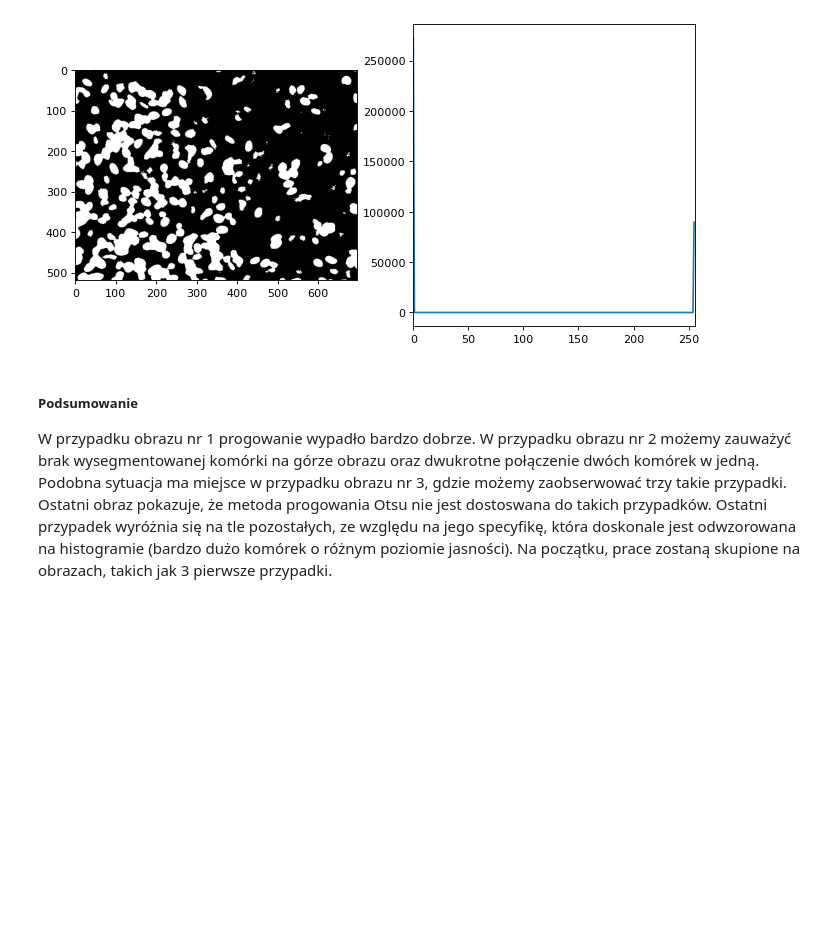
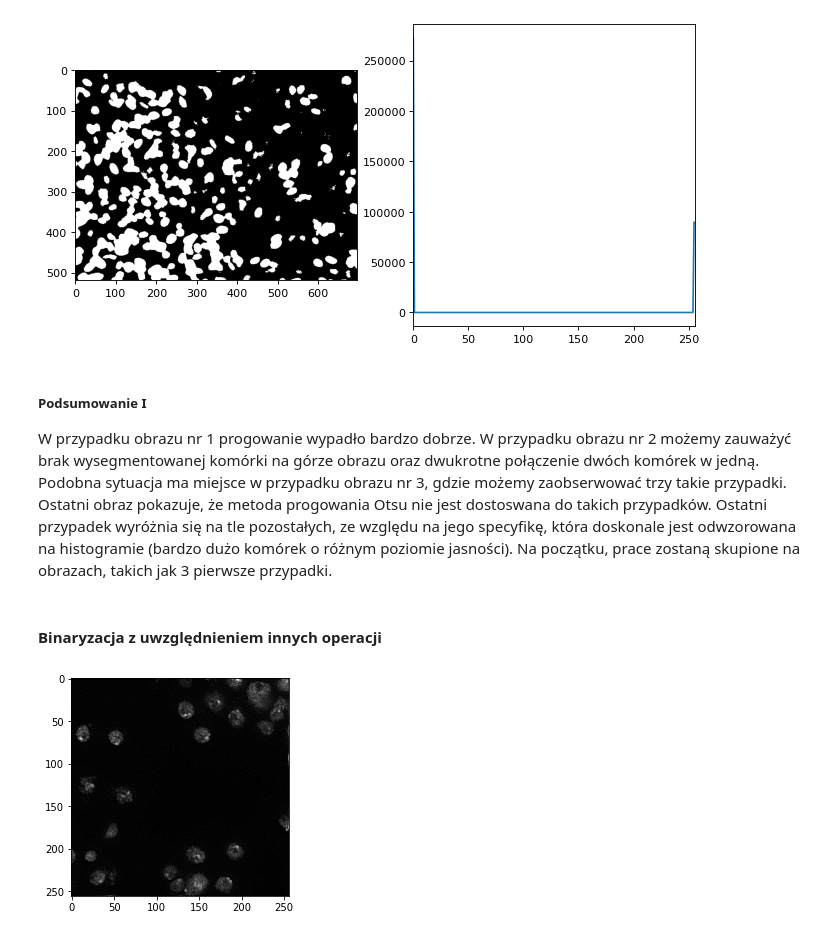
Before and after one commit to profjefer/biological-cells-counter, a Jupyter notebook: jupyter-notebooks/threshold.ipynb, the cells around one changed output. Cells and saved outputs as stored; diff of their text form; code cells hidden in the pictures; blank space fills up the shorter version.

Commit message:
Added new approach to images thresholding

```diff
--- a/jupyter-notebooks/threshold.ipynb
+++ b/jupyter-notebooks/threshold.ipynb
@@ -76,5 +77,14 @@ show_histogram(otsu_4)
 Threshold =  73.0
 [figure]
 # %% [markdown]
-##### Podsumowanie
+##### Podsumowanie I
 W przypadku obrazu nr 1 progowanie wypadło bardzo dobrze. W przypadku obrazu nr 2 możemy zauważyć brak wysegmentowanej komórki na górze obrazu oraz dwukrotne połączenie dwóch komórek w jedną. Podobna sytuacja ma miejsce w przypadku obrazu nr 3, gdzie możemy zaobserwować trzy takie przypadki. Ostatni obraz pokazuje, że metoda progowania Otsu nie jest dostoswana do takich przypadków. Ostatni przypadek wyróżnia się na tle pozostałych, ze względu na jego specyfikę, która doskonale jest odwzorowana na histogramie (bardzo dużo komórek o różnym poziomie jasności). Na początku, prace zostaną skupione na obrazach, takich jak 3 pierwsze przypadki.
+# %% [markdown]
+#### Binaryzacja z uwzględnieniem innych operacji
+# %%
+kernel_1 = np.array([[-1, -1, -1],[-1, 9, -1],[-1, -1, -1]])
+sharpened_image = cv2.filter2D(image_2, -1, kernel_1)
+# %%
+show_image(sharpened_image)
+# %% [output]
+[figure, added]
```
Also changed, not shown: parts of 7 cells of this notebook, 1 other file.
